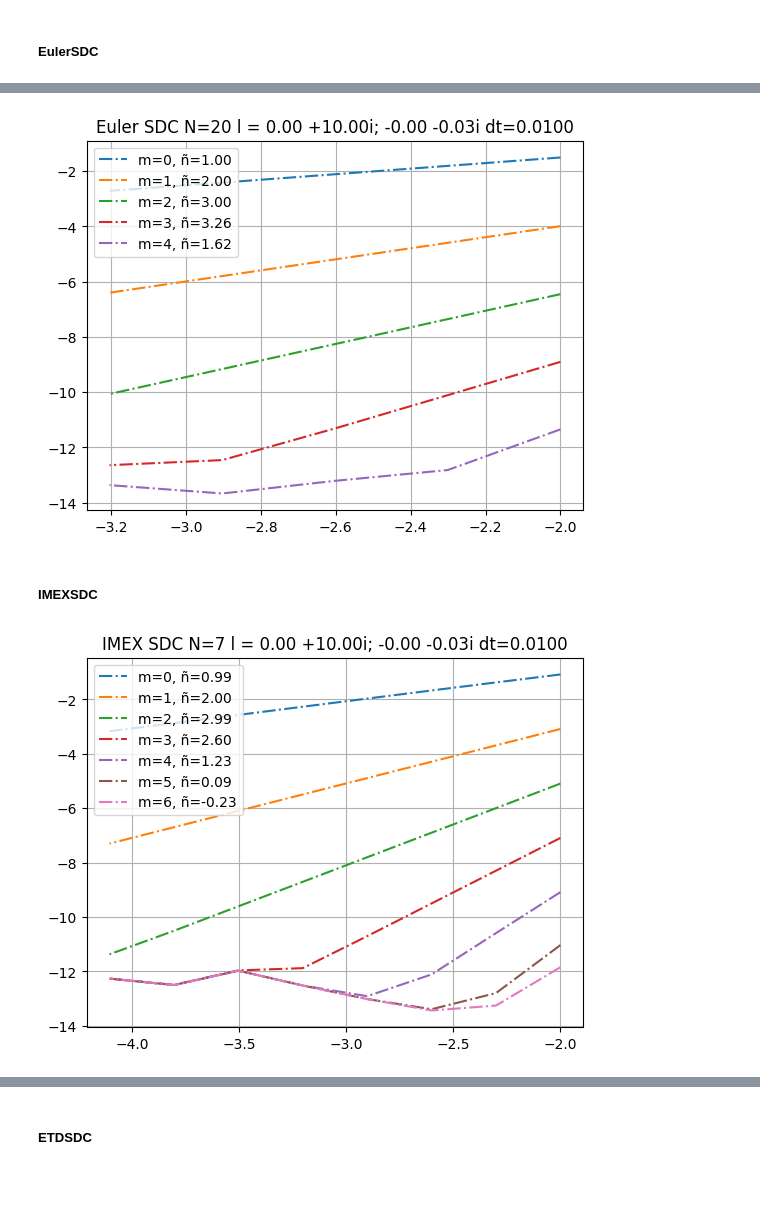
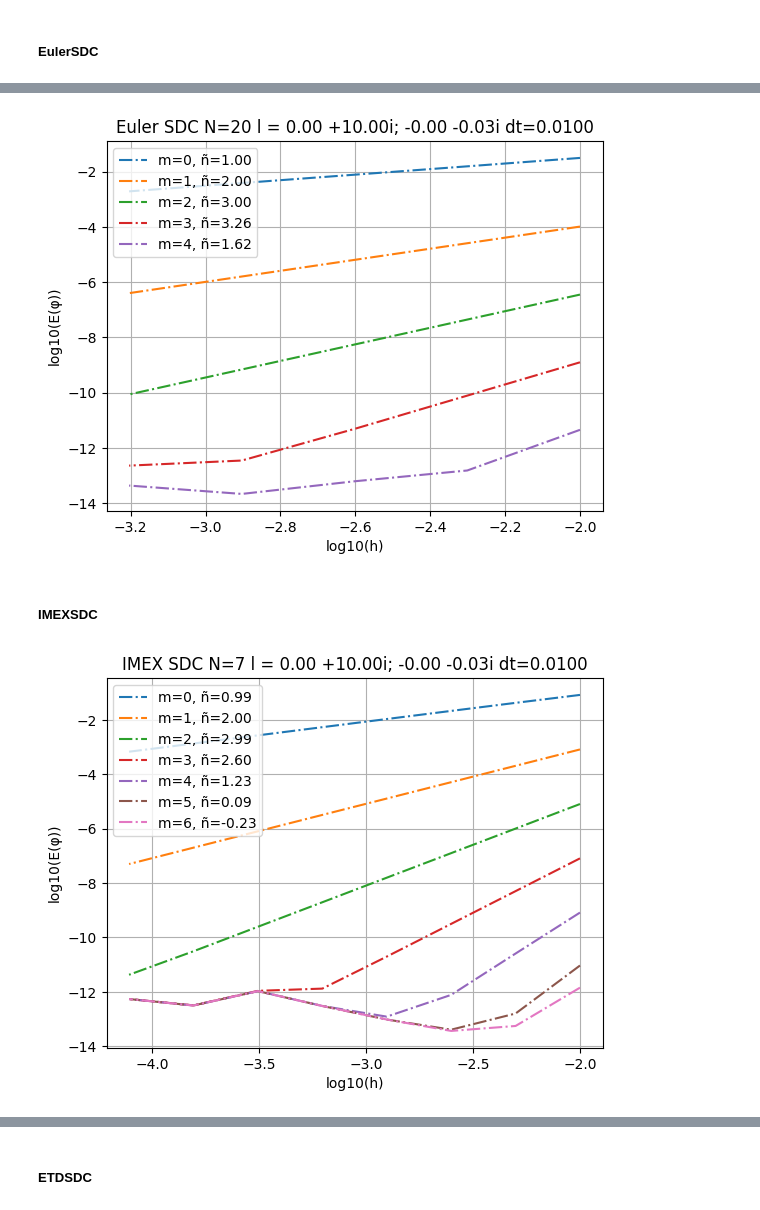
Before and after one commit to BoriskovaLiza/masterarbeit, a Jupyter notebook: prototype/convergence_rates.ipynb, the cells around one changed output, grey strips where cells are left out. Saved outputs shown, nothing was run; the diff lists cells and outputs as text; code cells hidden in the pictures; blank space fills up the shorter version.

```diff
--- a/prototype/convergence_rates.ipynb
+++ b/prototype/convergence_rates.ipynb
@@ -54,28 +56,32 @@ for m in range(M):
     plt.plot(np.log10(tau), np.log10(errors[m]), label='m=%d, ñ=%.2f' % (m, slope.real), linestyle="-.")
 plt.title('Euler SDC N=%d l = %.2f %+.2fi; %.2f %+.2fi dt=%.4f' % (N, l1.real, l1.imag, l2.real, l2.imag, timestep))
 plt.legend(loc=2)
+plt.xlabel("log10(h)")
+plt.ylabel("log10(E(φ))")
 plt.grid()
 # %% [output]
-[figure, old version]
+[figure, new version]
 # %% [markdown]
 ##### IMEXSDC
 # %%
 l1, l2 = 0. + 10.j, -0.03j
 N, M, folds = 7, 7, 8
 fn = lambda x : x * l2
 
 errors = np.zeros((M, folds), dtype="complex128")
 
 for m in range(M):
     errors[m], tau = mySDC.benchmark(mySDC.IMEXSDC, (N, m, t, u0, [l1, fn]), lambda tt: np.exp((l1 + l2) * tt), folds, False)
     # plot slopes
     slope, _ = np.polyfit(np.log10(tau), np.log10(errors[m]), 1)
     plt.plot(np.log10(tau), np.log10(errors[m]), label='m=%d, ñ=%.2f' % (m, slope.real), linestyle="-.")
 plt.title('IMEX SDC N=%d l = %.2f %+.2fi; %.2f %+.2fi dt=%.4f' % (N, l1.real, l1.imag, l2.real, l2.imag, timestep))
 plt.legend(loc=2)
+plt.xlabel("log10(h)")
+plt.ylabel("log10(E(φ))")
 plt.grid()
 # %% [output]
-[figure, old version]
+[figure, new version]
 # %%
 # only explicit
 l1, l2 = 0. + 0.j, 0.03j
```
Also changed, not shown: parts of 4 cells of this notebook.
